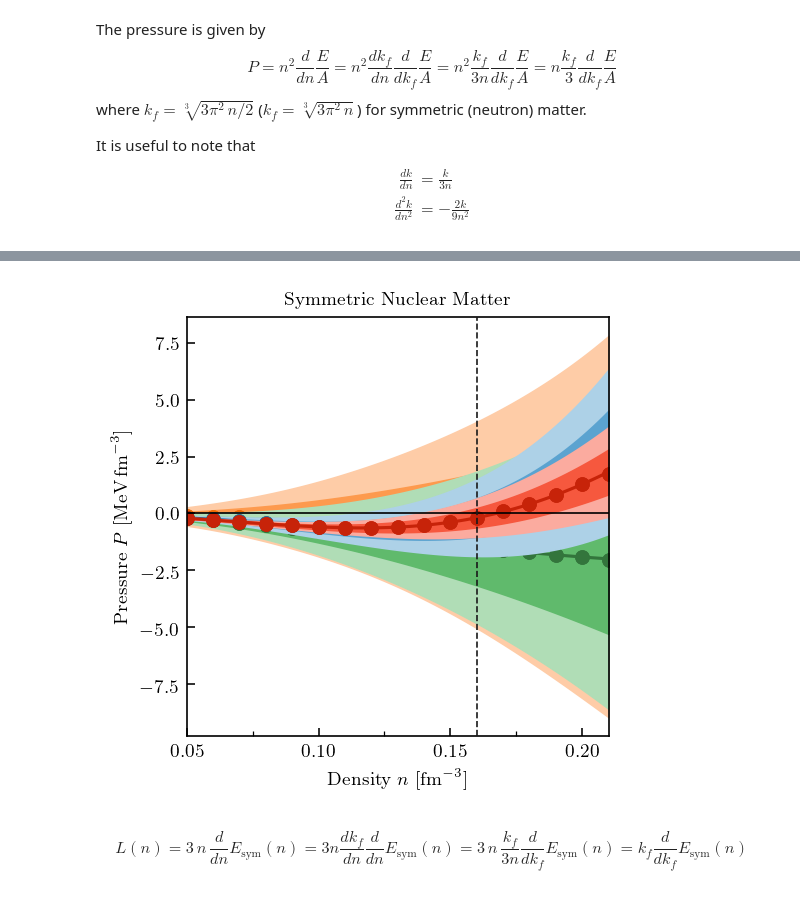
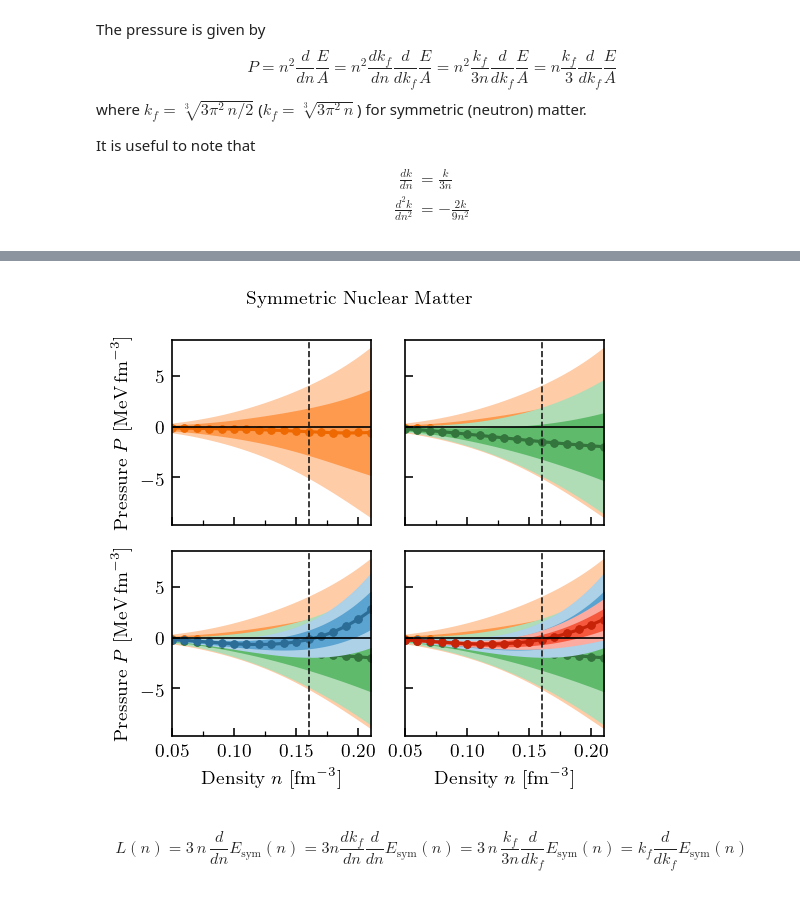
Before and after one commit to buqeye/nuclear-matter-convergence, a Jupyter notebook: analysis/derivatives-bands.ipynb, the cells around one changed output, grey strips where cells are left out. Saved outputs shown, nothing was run; the diff lists cells and outputs as text; code cells hidden in the pictures.

Commit message:
Added polynomial interpolator and changed some plots and added density dependent noise

```diff
--- a/analysis/derivatives-bands.ipynb
+++ b/analysis/derivatives-bands.ipynb
@@ -702,7 +751,7 @@ def plot_with_and_without_truncation(
 
 def plot_obs_vs_density(
     density, y, std, density_data=None, y_data=None, add_nsat=True, ax=None,
-    zorder=None, c='k', markersize=None, **kwargs
+    zorder=None, c='k', markersize=3, **kwargs
 ):
     if ax is None:
         fig, ax = plt.subplots(1, 2, sharey=True, sharex=True, figsize=(7, 3))
@@ -750,7 +799,8 @@ for i, n in enumerate(orders):
         obs_nuclear.get_std(order=n, deriv=0, include_trunc=False),
         obs_nuclear.get_std(order=n, deriv=0, include_trunc=True),
         density_data=density,
-        y_data=y_s_2_plus_3bf[:, i],
+#         y_data=y_s_2_plus_3bf[:, i],
+        y_data=obs_nuclear.poly_interp(order=n, deriv=0),
         axes=axes,
         color_68=colors[i],
         color_95=light_colors[i],
@@ -880,15 +932,22 @@ for i, n in enumerate(orders):
     pressure_n_std = np.sqrt(np.diag(pressure_n_cov))
 
     # Try both derivatives:
-#     pressure_finite_diff_n = compute_pressure(
+#     pressure_alt_diff_n = compute_pressure(
 #         obs_neutron.density,
 #         obs_neutron.kf,
 #         dE=obs_neutron.finite_difference(order=n, deriv=1, wrt_kf=True)
 #     )
-    pressure_finite_diff_n = compute_pressure(
+#     pressure_alt_diff_n = compute_pressure(
+#         obs_neutron.density,
+#         obs_neutron.kf,
+#         dE=obs_neutron.finite_difference(order=n, deriv=1, wrt_kf=False),
+#         wrt_kf=False
+#     )
+
+    pressure_alt_diff_n = compute_pressure(
         obs_neutron.density,
         obs_neutron.kf,
-        dE=obs_neutron.finite_difference(order=n, deriv=1, wrt_kf=False),
+        dE=obs_neutron.poly_interp(order=n, deriv=1, wrt_kf=False),
         wrt_kf=False
     )
 
@@ -903,7 +962,7 @@ for i, n in enumerate(orders):
         add_nsat=i==0,
         zorder=i/10,
         density_data=obs_neutron.density,
-        y_data=pressure_finite_diff_n,
+        y_data=pressure_alt_diff_n,
     )
 ax.set_title('Neutron Matter')
 ax.set_ylabel('Pressure $P$ [MeV\,fm$^{-3}$]');
@@ -912,42 +971,47 @@ ax.set_ylabel('Pressure $P$ [MeV\,fm$^{-3}$]');
 # %%
-fig, ax = plt.subplots(1, 1, sharey=True, sharex=True, figsize=(3.4, 3.4))
-for i, n in enumerate(orders):
-    pressure_s = compute_pressure(
-        obs_nuclear.density_interp,
-        obs_nuclear.kf_interp,
-        dE=obs_nuclear.get_pred(order=n, deriv=1)
-    )
-    pressure_s_cov = compute_pressure_cov(
-        obs_nuclear.density_interp,
-        obs_nuclear.kf_interp,
-        dE_cov=obs_nuclear.get_cov(order=n, deriv1=1, deriv2=1)
-    )
-    pressure_s_std = np.sqrt(np.diag(pressure_s_cov))
+fig, axes = plt.subplots(2, 2, sharey=True, sharex='col', figsize=(3.4, 3.4))
+for j, ax in enumerate(axes.ravel()):
+    for i, n in enumerate(orders[:j+1]):
+        pressure_s = compute_pressure(
+            obs_nuclear.density_interp,
+            obs_nuclear.kf_interp,
+            dE=obs_nuclear.get_pred(order=n, deriv=1)
+        )
+        pressure_s_cov = compute_pressure_cov(
+            obs_nuclear.density_interp,
+            obs_nuclear.kf_interp,
+            dE_cov=obs_nuclear.get_cov(order=n, deriv1=1, deriv2=1)
+        )
+        pressure_s_std = np.sqrt(np.diag(pressure_s_cov))
 
-    pressure_finite_diff_s = compute_pressure(
-        obs_nuclear.density,
-        obs_nuclear.kf,
-        dE=obs_nuclear.finite_difference(order=n, deriv=1, wrt_kf=True)
-    )
+        pressure_alt_diff_s = compute_pressure(
+            obs_nuclear.density,
+            obs_nuclear.kf,
+            dE=obs_nuclear.finite_difference(order=n, deriv=1, wrt_kf=True)
+        )
 
-    plot_obs_vs_density(
-        density_all,
-        pressure_s,
-        pressure_s_std,
-        ax=ax,
-        color_68=colors[i],
-        color_95=light_colors[i],
-        c=dark_colors[i],
-        add_nsat=i==0,
-        zorder=i/10,
-        density_data=obs_nuclear.density,
-        y_data=pressure_finite_diff_s,
-    )
-ax.axhline(0, 0, 1, c='k', lw=0.8)
-ax.set_title('Symmetric Nuclear Matter')
-ax.set_ylabel('Pressure $P$ [MeV\,fm$^{-3}$]');
+        plot_obs_vs_density(
+            density_all,
+            pressure_s,
+            pressure_s_std,
+            ax=ax,
+            color_68=colors[i],
+            color_95=light_colors[i],
+            c=dark_colors[i],
+            add_nsat=i==0,
+            zorder=i/10,
+            density_data=obs_nuclear.density,
+            y_data=pressure_alt_diff_s,
+            markersize=3,
+        )
+    ax.axhline(0, 0, 1, c='k', lw=0.8)
+fig.suptitle('Symmetric Nuclear Matter')
+axes[0,0].set_ylabel('Pressure $P$ [MeV\,fm$^{-3}$]')
+axes[1,0].set_ylabel('Pressure $P$ [MeV\,fm$^{-3}$]')
+axes[0,0].set_xlabel('')
+axes[0,1].set_xlabel('');
 # %% [output]
-[figure, old version]
+[figure, new version]
 # %% [markdown]
 $$
 L(n) = 3\,n \, \frac{d}{dn} E_\text{sym}(n) = 3n \frac{dk_f}{dn} \frac{d}{dn} E_\text{sym}(n)
```
Also changed, not shown: parts of 19 cells of this notebook.
